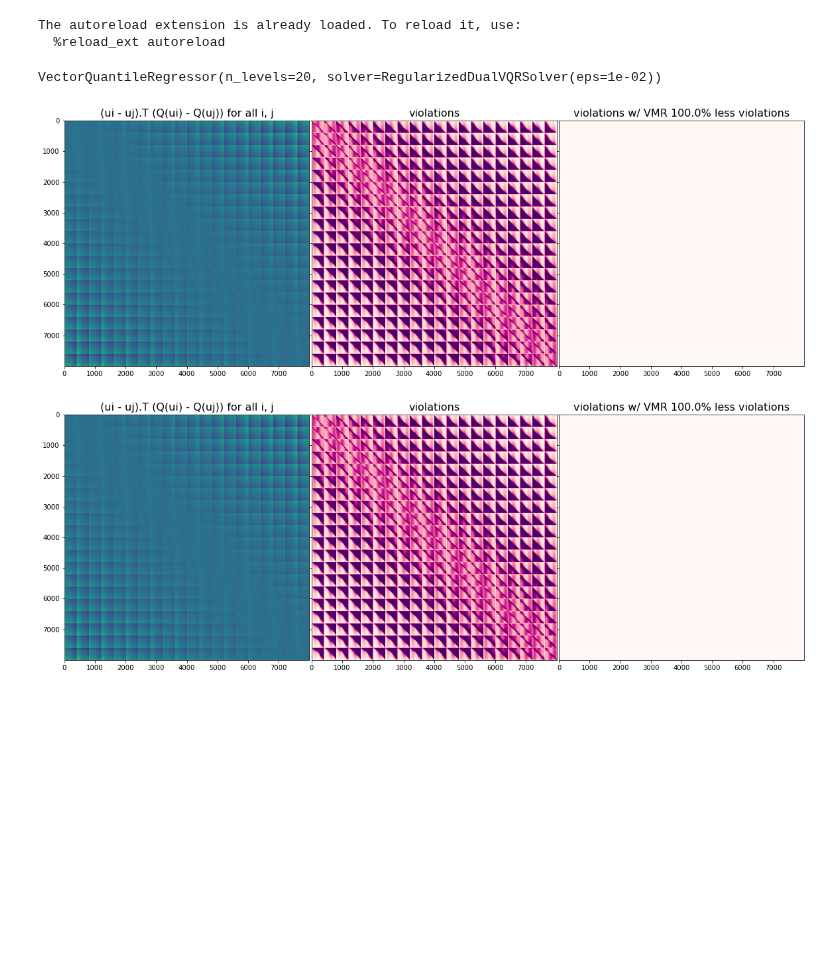
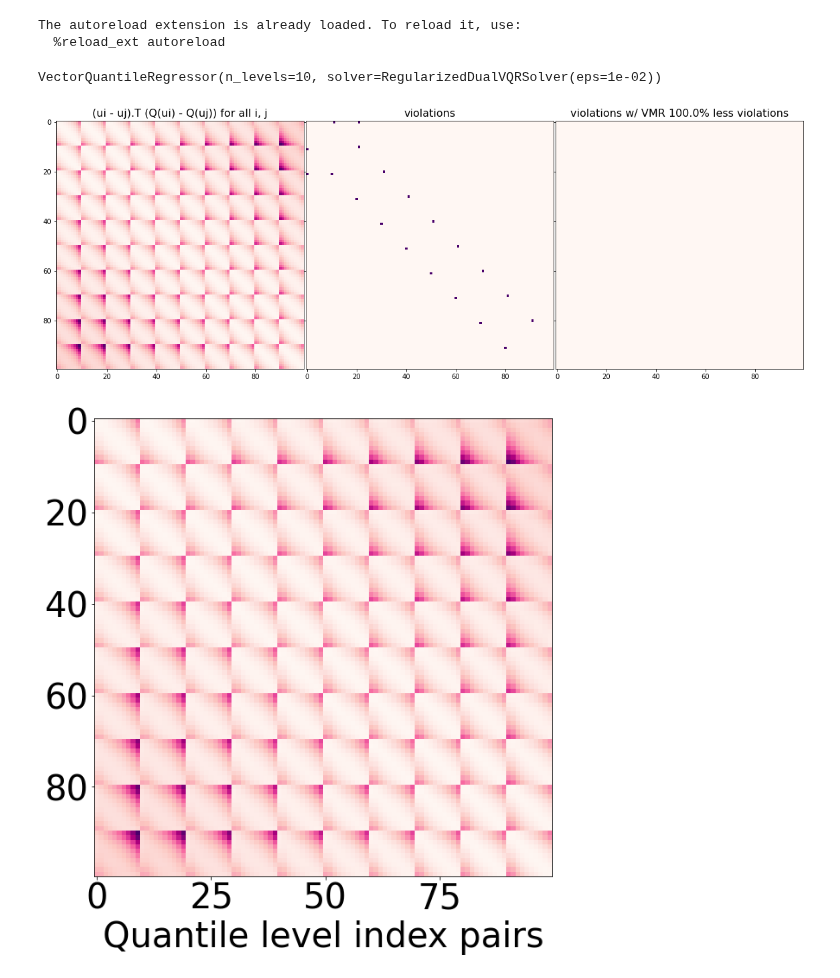
Before and after one commit to vistalab-technion/vqr, a Jupyter notebook: notebooks/05-VMR.ipynb, the cells around one changed output. Saved outputs shown, nothing was run; the diff lists cells and outputs as text; code cells hidden in the pictures; blank space fills up the shorter version.

Commit message:
Improve plotting in VMR notebook.

```diff
--- a/notebooks/05-VMR.ipynb
+++ b/notebooks/05-VMR.ipynb
@@ -8,7 +8,7 @@ from experiments.data.mvn import LinearMVNDataProvider
 
 n = 10000
 k = 2
-d = 3
+d = 2
 data_provider = LinearMVNDataProvider(d=d, k=k, seed=42)
 X, Y = data_provider.sample(n=n)
 # %% [output]
@@ -18,9 +18,9 @@ The autoreload extension is already loaded. To reload it, use:
 from vqr.solvers.dual.regularized_lse import RegularizedDualVQRSolver
 from vqr.api import VectorQuantileRegressor
 
-epsilon = 1e-2
+epsilon = 1e-4
 num_epochs = 10000
-T = 20
+T = 10
 
 solver = RegularizedDualVQRSolver(
     verbose=True,
@@ -37,7 +37,7 @@ solver = RegularizedDualVQRSolver(
 vqr = VectorQuantileRegressor(n_levels=T, solver=solver)
 vqr.fit(X, Y)
 # %% [output]
-VectorQuantileRegressor(n_levels=20, solver=RegularizedDualVQRSolver(eps=1e-02))
+VectorQuantileRegressor(n_levels=10, solver=RegularizedDualVQRSolver(eps=1e-02))
 # %%
 import numpy as np
 
@@ -51,21 +51,36 @@ def get_monotonicity(cond_X, refine: bool = False):
 # %%
 from mpl_toolkits.axes_grid1 import ImageGrid
 from matplotlib import pyplot as plt, cm
 import random
 
 fig = plt.figure(figsize=(20, 10))
 grid = ImageGrid(fig, 111, nrows_ncols = (1,3), axes_pad = 0.05, cbar_location = "top",)
 idx = random.randint(a=0, b=n)
 all_pairs = get_monotonicity(cond_X=X[[idx]], refine=False)
 all_pairs_refined = get_monotonicity(cond_X=X[[idx]], refine=True)
 frac_violations_comp_unrefined = np.sum(all_pairs_refined<0)/np.sum(all_pairs<0)
-all_pairs_plt = grid[0].imshow(all_pairs)
+all_pairs_plt = grid[0].imshow(all_pairs, cmap=cm.RdPu)
 grid[0].set_title("(ui - uj).T (Q(ui) - Q(uj)) for all i, j", fontsize=16)
-grid[1].imshow(all_pairs < 0, cmap=cm.RdPu)
+grid[1].imshow(all_pairs < 0, cm.RdPu)
 grid[1].set_title("violations", fontsize=16)
-grid[2].imshow(all_pairs_refined < 0, cmap=cm.RdPu)
+grid[2].imshow(all_pairs_refined < 0, cm.RdPu)
 grid[2].set_title(f"violations w/ VMR {(1-frac_violations_comp_unrefined)*100:.1f}% less violations", fontsize=16)
 plt.savefig(f"/home/sanketh/vqr/notebooks/VMR_{d=}_{T=}_{epsilon=}.png", bbox_inches = 'tight')
 # %% [output]
-[figure, old version]
+[figure, new version]
-[figure, removed]
+# %%
+import matplotlib as mpl
+import os
+
+OUT_DIR_PATH = "../out/vmr2d/"
+os.makedirs(OUT_DIR_PATH, exist_ok=True)
+
+mpl.rcParams["font.size"] = 40
+
+plt.figure(figsize=(10, 10))
+plt.imshow(all_pairs, cmap=cm.RdPu)
+plt.xlabel(r"Quantile level index pairs", fontsize=40)
+plt.tight_layout()
+plt.savefig(OUT_DIR_PATH+"monotonicity-allpairs.png", dpi=300)
+# %% [output]
+[figure, added]
```
Also changed, not shown: parts of 1 cell of this notebook.
